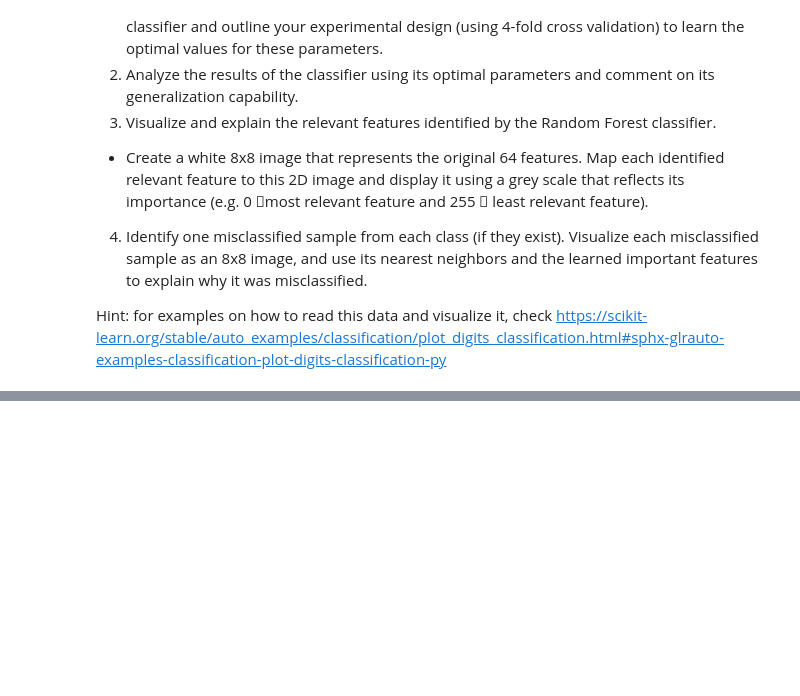
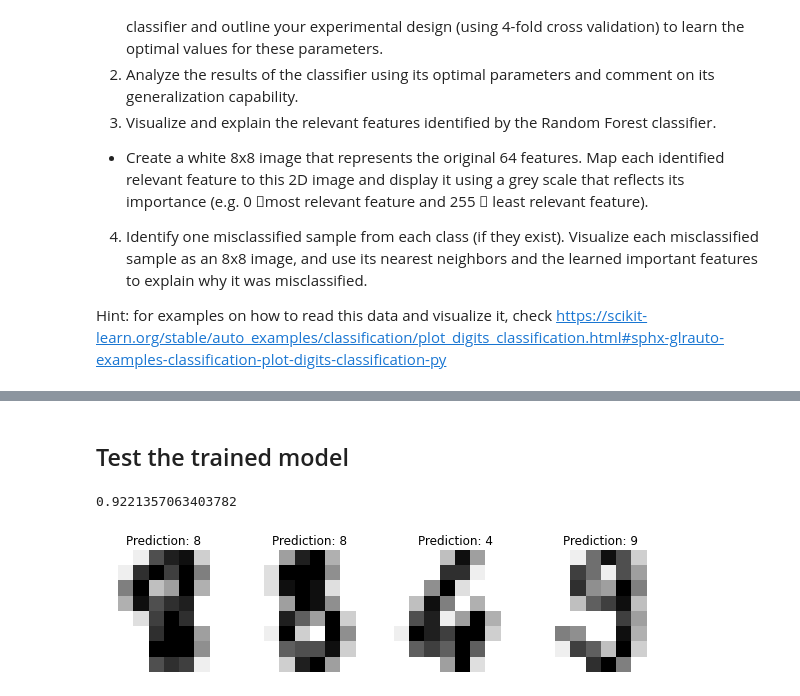
Before and after one commit to jasonmrimer/cse590-machine-learning, a Jupyter notebook: midterm/problem 4 random forest.ipynb, the cells around one changed output, grey strips where cells are left out. Cells and saved outputs as stored; diff of their text form; code cells hidden in the pictures; blank space fills up the shorter version.

```diff
--- a/midterm/problem 4 random forest.ipynb
+++ b/midterm/problem 4 random forest.ipynb
@@ -15,0 +213,23 @@ sklearn.datasets.load_digits(*, n_class=10, return_X_y=False, frame=False)
+# %% [markdown]
+## Test the trained model
+# %%
+rf = RandomForestClassifier(
+    n_estimators=80,
+    max_features=12
+)
+rf.fit(X_train, y_train)
+y_predictions = rf.predict(X_test)
+metrics.accuracy_score(y_test, y_predictions)
+# %% [output]
+0.9221357063403782
+# %%
+
+
+_, axes = plt.subplots(nrows=1, ncols=4, figsize=(10, 3))
+for ax, image, prediction in zip(axes, X_test, y_predictions):
+    ax.set_axis_off()
+    image = image.reshape(8, 8)
+    ax.imshow(image, cmap=plt.cm.gray_r, interpolation="nearest")
+    ax.set_title(f"Prediction: {prediction}")
+# %% [output]
+[figure, added]
```
Also changed, not shown: parts of 15 cells of this notebook, 1 other file.
